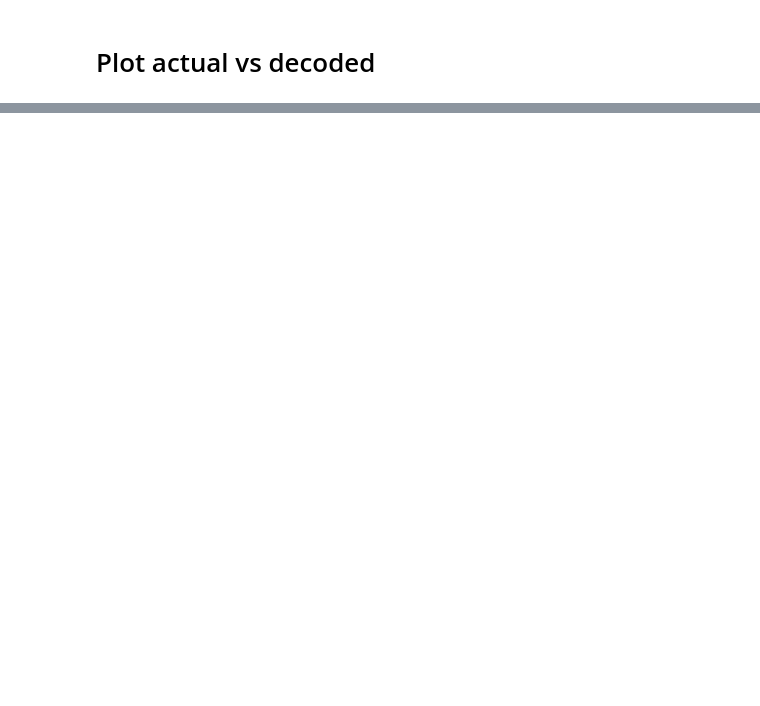
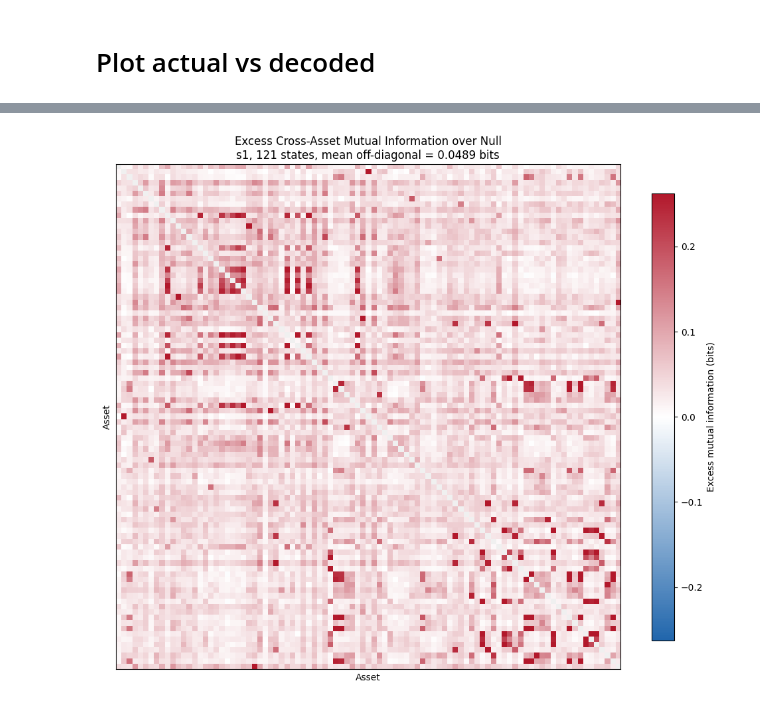
Before and after one commit to VishR-94/dynamic_graphs_thesis, a Jupyter notebook: notebooks/tokenizer.ipynb, the cells around one changed output, grey strips where cells are left out. Drawn from its saved outputs; the diff is of its cells as text; code cells hidden in the pictures; blank space fills up the shorter version.

```diff
--- a/notebooks/tokenizer.ipynb
+++ b/notebooks/tokenizer.ipynb
@@ -287,0 +2412,19 @@ selection
+# %%
+s1_cross_asset_mi = (
+    compute_cross_asset_mi_analysis(
+        encoded_kronos_val,
+        kronos_val,
+        token_type="s1",
+        top_k_tokens=120,
+        volatility_tail_fraction=1 / 2,
+        show_progress=False
+    )
+)
+
+display(
+    s1_cross_asset_mi.overall_summary
+)
+
+display(
+    s1_cross_asset_mi.regime_summary
+)
@@ -287,0 +2439,9 @@ selection
+# %%
+figure, axis = (
+    plot_cross_asset_mi_heatmap(
+        s1_cross_asset_mi,
+        show_asset_labels=False
+    )
+)
+# %% [output]
+[figure, added]
```
Also changed, not shown: parts of 25 cells of this notebook, 2 other files.
